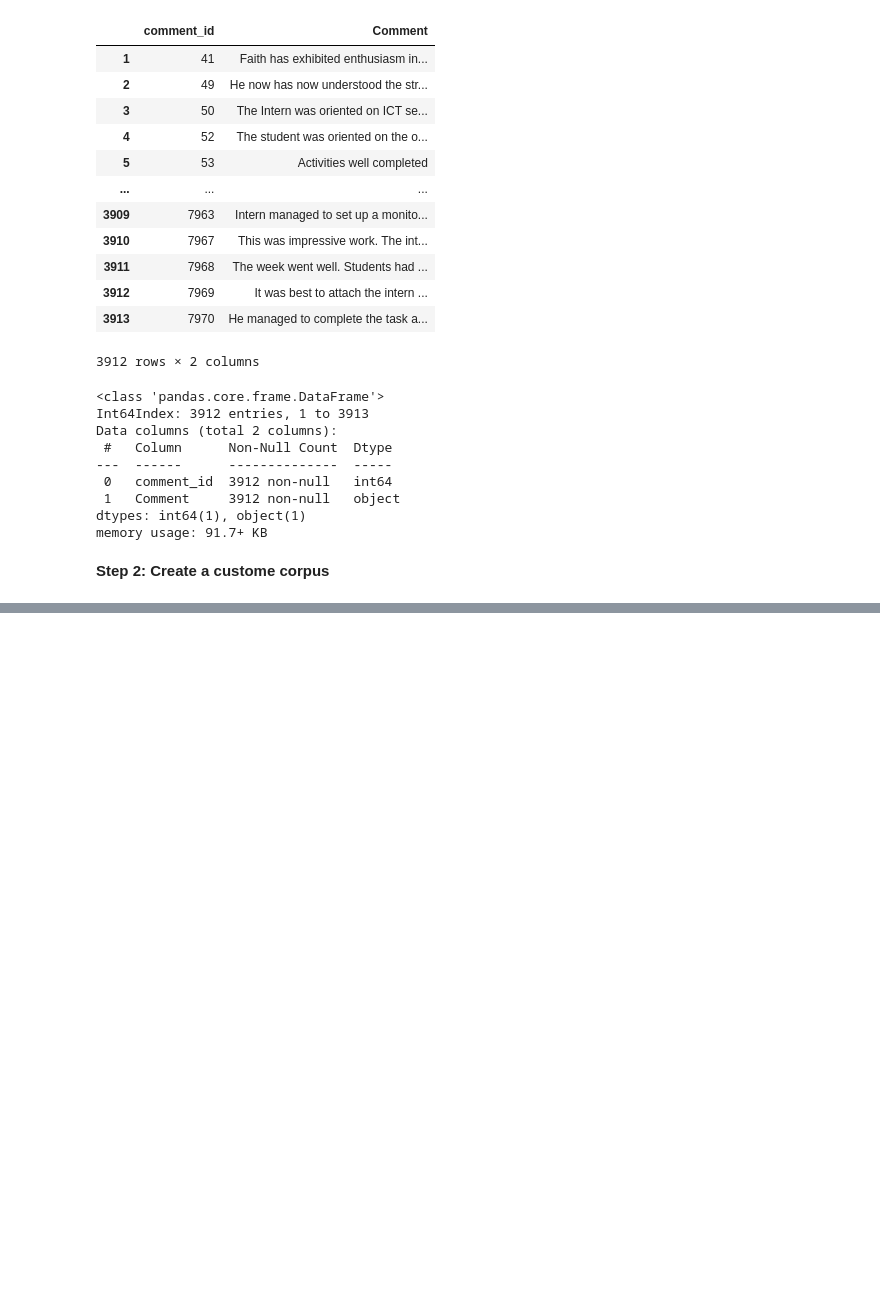
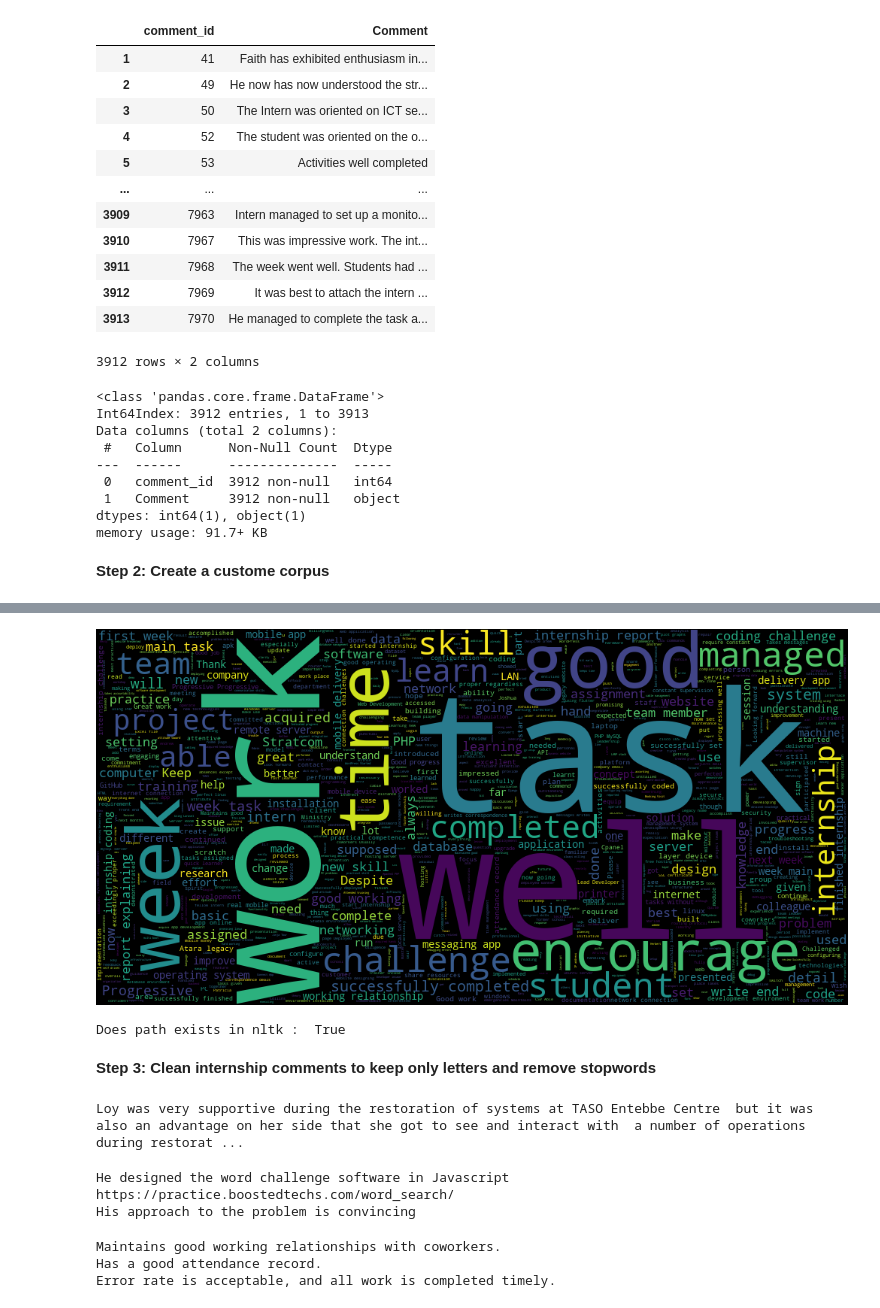
Before and after one commit to JurugoBrian/internship_text_analysis, a Jupyter notebook: internship_text_analysis.ipynb, the cells around one changed output, grey strips where cells are left out. Drawn from its saved outputs; the diff is of its cells as text; code cells hidden in the pictures; blank space fills up the shorter version.

```diff
--- a/internship_text_analysis.ipynb
+++ b/internship_text_analysis.ipynb
@@ -43,0 +31,6 @@ memory usage: 61.3+ KB
+# %%
+# Specifying the path to the internship comments dat
+internship_comments = '/content/drive/MyDrive//colab_notebooks/internship_comments.xlsx'
+# Display the first and last five comments
+df = pd.read_excel(internship_comments)
+df
@@ -44,6 +64,6 @@ memory usage: 61.3+ KB
 # %%
-# drop null records
-df.dropna(inplace=True)
+# drop null records incase they exist
+df = df.dropna()
 df
 # %% [output]
 |  | comment_id | Comment |
@@ -402,0 +137,5 @@ chunk
+# %%
+# Pick the comment column of the pandas dataframe and convert it to a list
+comment_df = df.iloc[:, 1]
+comment_list = comment_df.values.tolist()
+comment_list
@@ -402,0 +160,12 @@ chunk
+# %%
+# Create a WordCloud object of the current corpus
+comment_string = " ".join(comment_list)
+wordcloud = WordCloud(background_color="black", max_words=5000, contour_width=3, contour_color='steelblue',width=1000,height=500)
+
+# Generate a word cloud
+wordcloud.generate(comment_string)
+
+# Visualize the word cloud
+wordcloud.to_image()
+# %% [output]
+[figure, added]
@@ -402,0 +175,18 @@ chunk
+# %%
+# Create a corpus directory and store in it the comment dictionary
+path = os.path.expanduser('~/nltk_data')
+
+# checking
+if not os.path.exists(path):
+    os.mkdir(path)
+    print ("Does path exists : ", os.path.exists(path))
+
+import nltk.data
+print ("\nDoes path exists in nltk : ", path in nltk.data.path)
+
+with open(path + 'comment_dictionary.pickle', 'wb') as handle:
+    pickle.dump(comment_dictionary, handle)
+# %% [output]
+Does path exists in nltk :  True
+# %% [markdown]
+<strong>Step 3: Clean internship comments to keep only letters and remove stopwords</strong>
@@ -402,0 +197,16 @@ chunk
+# %%
+print (comment_dictionary[3670])
+# %% [output]
+Loy was very supportive during the restoration of systems at TASO Entebbe Centre  but it was also an advantage on her side that she got to see and interact with  a number of operations during restorat ...
+# %%
+print (comment_dictionary[5417])
+# %% [output]
+He designed the word challenge software in Javascript
+https://practice.boostedtechs.com/word_search/
+His approach to the problem is convincing
+# %%
+print (comment_dictionary[160])
+# %% [output]
+Maintains good working relationships with coworkers.
+Has a good attendance record.
+Error rate is acceptable, and all work is completed timely.
```
Also changed, not shown: parts of 76 cells of this notebook.
